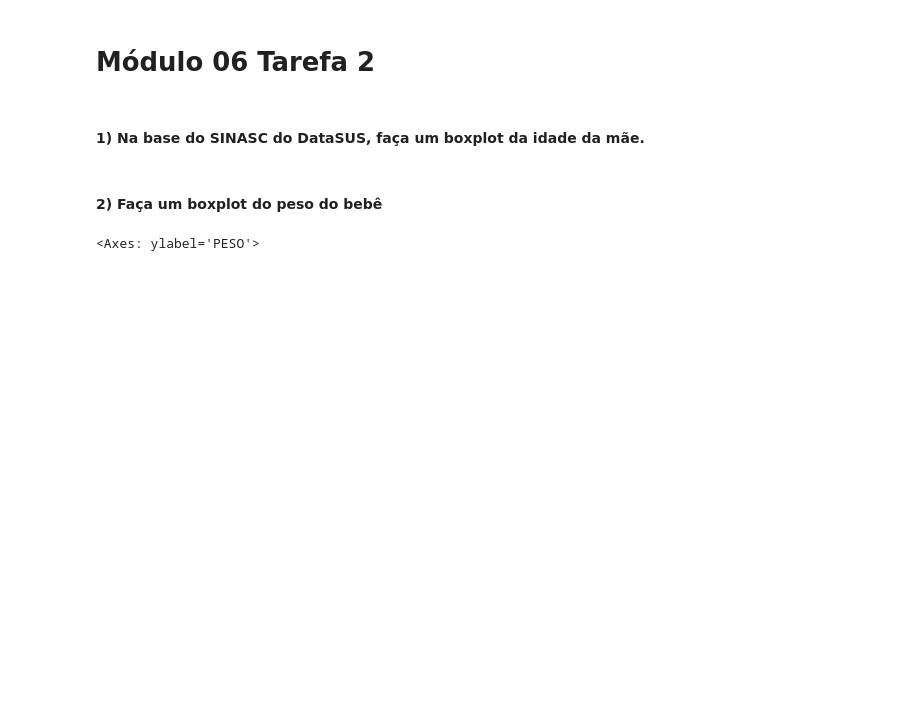
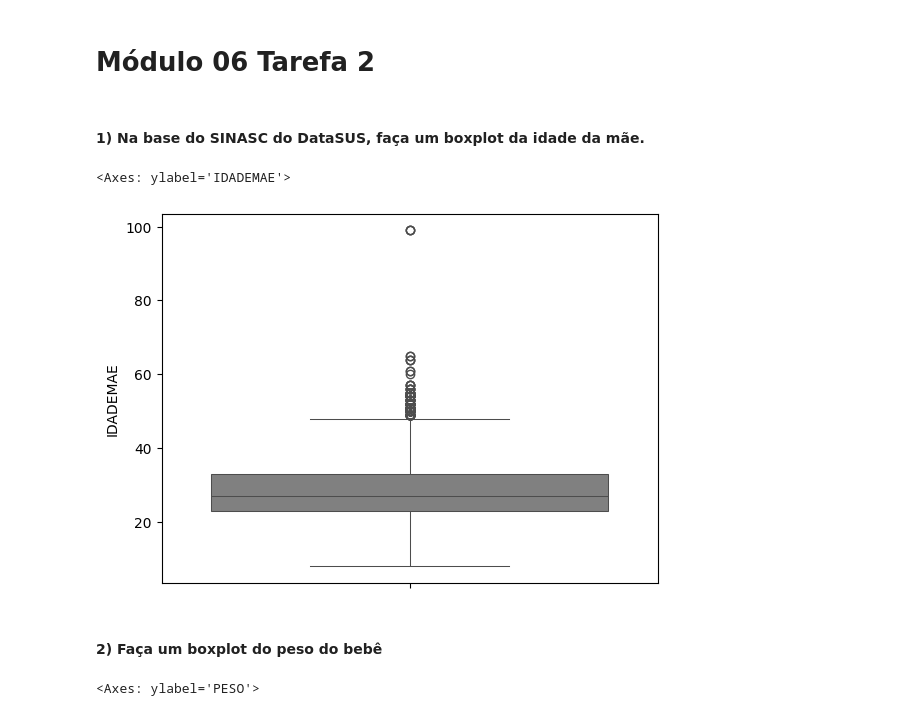
Before and after one commit to DiegoPSSantos/ebac, a Jupyter notebook: mod06 Tarefa 2.ipynb, the cells around one changed output. Saved outputs shown, nothing was run; the diff lists cells and outputs as text; code cells hidden in the pictures; blank space fills up the shorter version.

```diff
--- a/mod06 Tarefa 2.ipynb
+++ b/mod06 Tarefa 2.ipynb
@@ -5,11 +5,16 @@ import pandas as pd
 import matplotlib.pyplot as plt
 import seaborn as sns
 import os
+# %%
+diretorio_atual = os.getcwd()
+df = pd.read_csv(f'{diretorio_atual}/DNOPEN24.csv', sep=';', low_memory=False)
 # %% [markdown]
 ####  1) Na base do SINASC do DataSUS, faça um boxplot da idade da mãe.
-# %%
-diretorio_atual = os.getcwd()
-df = pd.read_csv(f'{diretorio_atual}/DNOPEN24.csv', sep=';')
+# %%
+sns.boxplot(y='IDADEMAE', data=df, color=".5", linewidth=.75)
+# %% [output]
+<Axes: ylabel='IDADEMAE'>
+[figure, added]
 # %% [markdown]
 ####  2) Faça um boxplot do peso do bebê
 # %%
```
